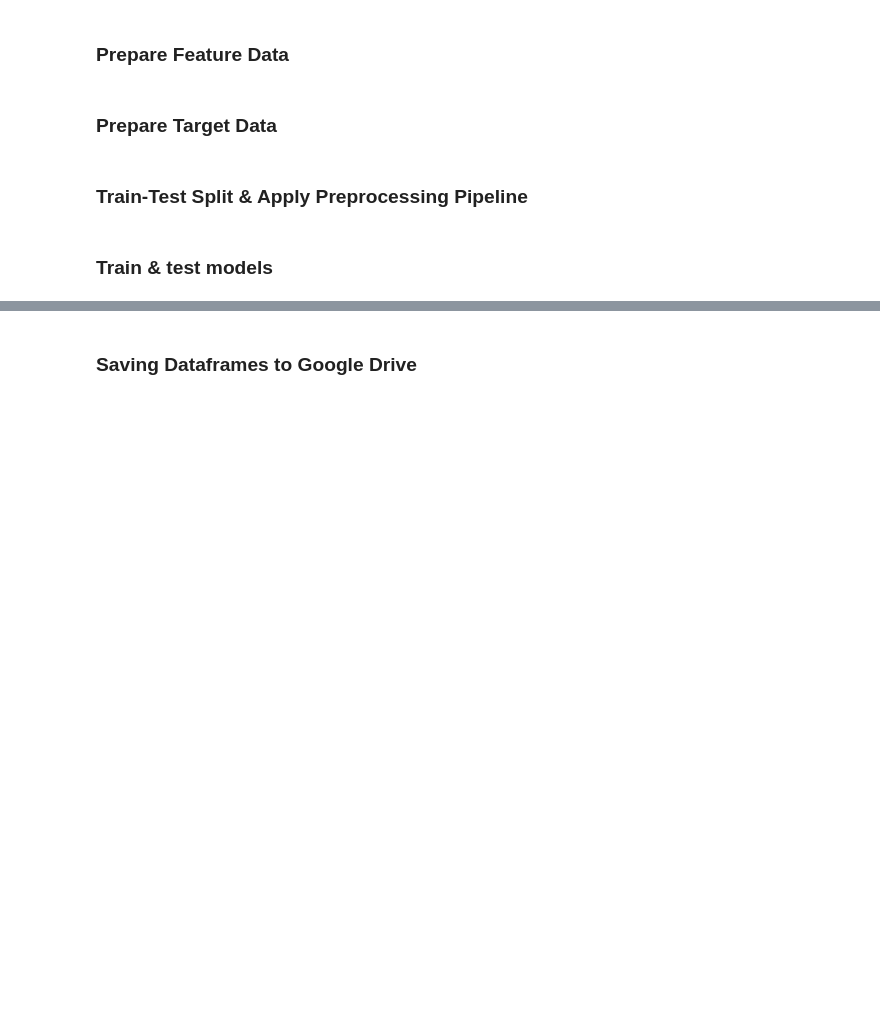
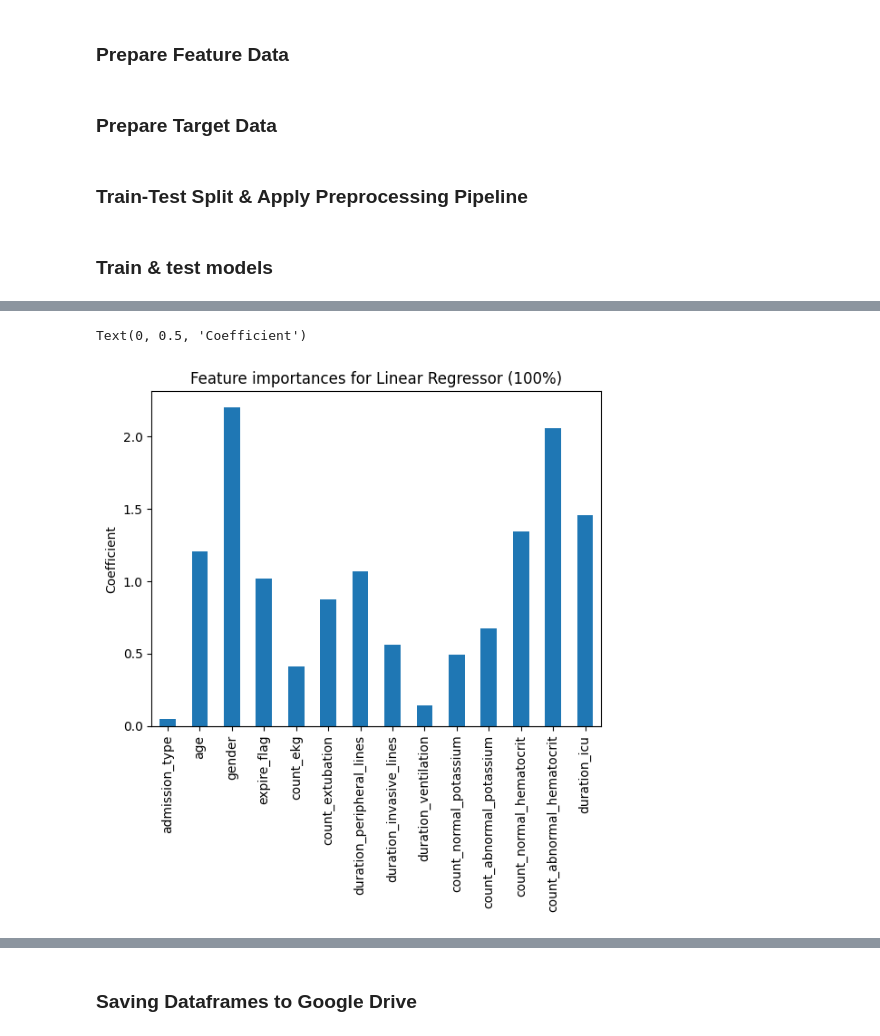
Before and after one commit to deepw02/comp3931-sc20dpw, a Jupyter notebook: pm_ml.ipynb, the cells around one changed output, grey strips where cells are left out. Saved outputs shown, nothing was run; the diff lists cells and outputs as text; code cells hidden in the pictures; blank space fills up the shorter version.

```diff
--- a/pm_ml.ipynb
+++ b/pm_ml.ipynb
@@ -813,18 +741,3 @@ def preprocess(df):
   ])
 
   return full_pipeline.fit_transform(df)
-# %%
-from sklearn.linear_model import LinearRegression
-from sklearn.metrics import mean_squared_error
-
-
-def linear_train_test(train_features, train_targets, test_features, test_targets, string):
-  lin_reg=LinearRegression()
-  lin_reg.fit(train_features, train_targets)
-
-  test_predictions = lin_reg.predict(test_features)
-  lin_mse = mean_squared_error(test_targets, test_predictions)
-  lin_rmse=np.sqrt(lin_mse)
-
-  print(f'{string} RMSE: {lin_rmse}')
-  print('------------------------')
@@ -831,7 +824,9 @@ def linear_train_test(train_features, train_targets, test_features, test_targets
 # %%
 # Train-test split
 train_features_0, test_features_0 = train_test_split(feature_data_0, test_size=0.3, random_state=47)
+train_features_25, test_features_25 = train_test_split(feature_data_25, test_size=0.3, random_state=47)
 train_features_50, test_features_50 = train_test_split(feature_data_50, test_size=0.3, random_state=47)
+train_features_75, test_features_75 = train_test_split(feature_data_75, test_size=0.3, random_state=47)
 train_features_100, test_features_100 = train_test_split(feature_data_100, test_size=0.3, random_state=47)
 train_targets, test_targets = train_test_split(target_data, test_size=0.3, random_state=47)
 
@@ -839,17 +834,25 @@ train_targets, test_targets = train_test_split(target_data, test_size=0.3, rando
 train_features_prep_0 = preprocess(train_features_0)
 test_features_prep_0 = preprocess(test_features_0)
 
+train_features_prep_25 = preprocess(train_features_25)
+test_features_prep_25 = preprocess(test_features_25)
+
 train_features_prep_50 = preprocess(train_features_50)
 test_features_prep_50 = preprocess(test_features_50)
 
+train_features_prep_75 = preprocess(train_features_75)
+test_features_prep_75 = preprocess(test_features_75)
+
 train_features_prep_100 = preprocess(train_features_100)
 test_features_prep_100 = preprocess(test_features_100)
 # %% [markdown]
 ### Train & test models
 # %%
-from sklearn.metrics import mean_squared_error
+# Train & test linear regression models
 
-linear_train_test(train_features_prep_0, train_targets, test_features_prep_0, test_targets, "0%")
-linear_train_test(train_features_prep_50, train_targets, test_features_prep_50, test_targets, "50%")
-linear_train_test(train_features_prep_100, train_targets, test_features_prep_100, test_targets, "100%")
+linear_train_test(train_features_prep_0, train_targets, test_features_prep_0, test_targets, "0%", 2)
+linear_train_test(train_features_prep_25, train_targets, test_features_prep_25, test_targets, "25%", 2)
+linear_train_test(train_features_prep_50, train_targets, test_features_prep_50, test_targets, "50%", 2)
+linear_train_test(train_features_prep_75, train_targets, test_features_prep_75, test_targets, "75%", 2)
+lin_reg_100 = linear_train_test(train_features_prep_100, train_targets, test_features_prep_100, test_targets, "100%", 2)
 # %% [output]
@@ -867,0 +962,15 @@ display(event_log.info())
+# %%
+# Plot feature importances for linear regressor at 100%
+
+feature_names = [feature for feature in list(train_features_100)]
+importances = abs(lin_reg_100.coef_)[:14]
+
+lin_reg_100_importances = pd.Series(importances, index=feature_names)
+
+fig, ax = plt.subplots()
+lin_reg_100_importances.plot.bar(ax=ax)
+ax.set_title("Feature importances for Linear Regressor (100%)")
+ax.set_ylabel("Coefficient")
+# %% [output]
+Text(0, 0.5, 'Coefficient')
+[figure, added]
```
Also changed, not shown: parts of 36 cells of this notebook.
